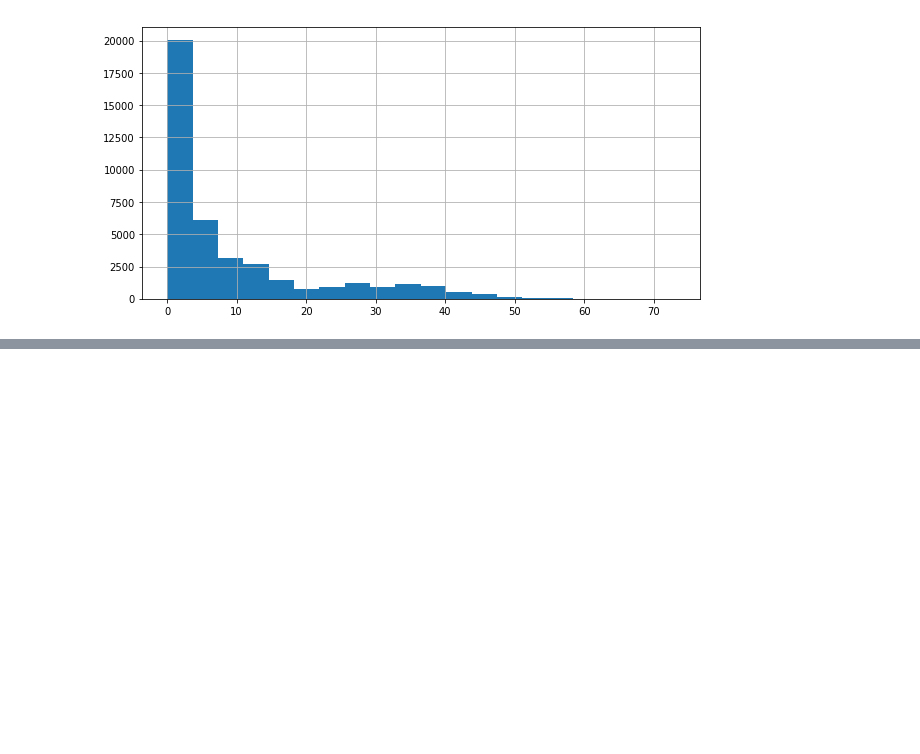
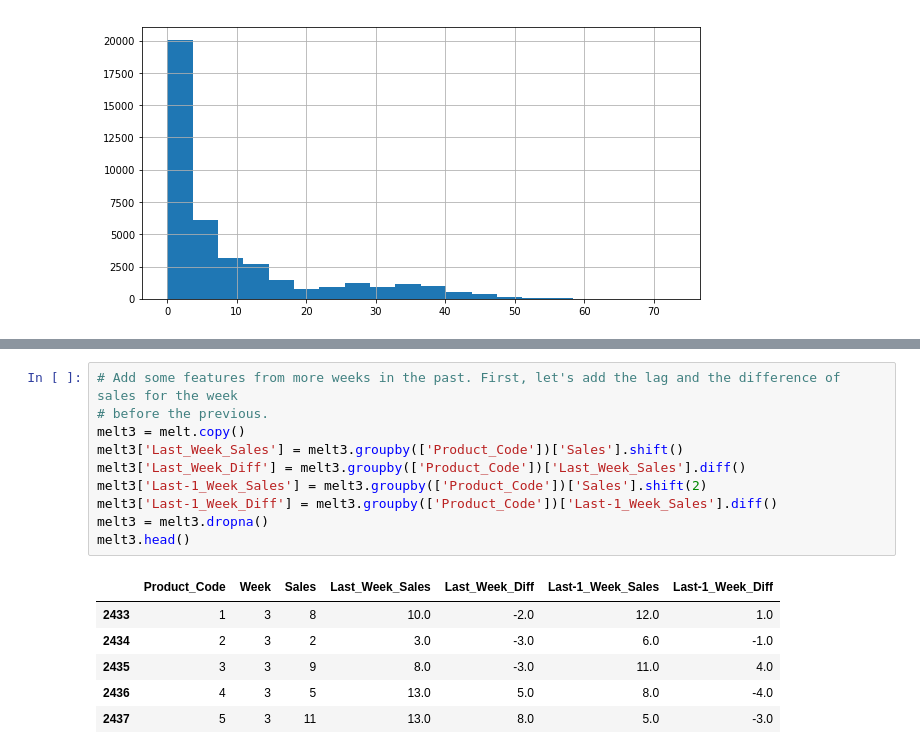
Before and after one commit to yungshun317/sklearn-time-series-forcasting-lgbm-regressor, a Jupyter notebook: sales-transactions-dataset-weekly.ipynb, the cells around one changed output, grey strips where cells are left out. Saved outputs shown, nothing was run; the diff lists cells and outputs as text; blank space fills up the shorter version.

Commit message:
Add more lags and differences as new features to reduce the error

```diff
--- a/sales-transactions-dataset-weekly.ipynb
+++ b/sales-transactions-dataset-weekly.ipynb
@@ -154,0 +195,17 @@ melt2['Sales'].hist(bins=20, figsize=(10,5))
+# %%
+# Add some features from more weeks in the past. First, let's add the lag and the difference of sales for the week
+# before the previous.
+melt3 = melt.copy()
+melt3['Last_Week_Sales'] = melt3.groupby(['Product_Code'])['Sales'].shift()
+melt3['Last_Week_Diff'] = melt3.groupby(['Product_Code'])['Last_Week_Sales'].diff()
+melt3['Last-1_Week_Sales'] = melt3.groupby(['Product_Code'])['Sales'].shift(2)
+melt3['Last-1_Week_Diff'] = melt3.groupby(['Product_Code'])['Last-1_Week_Sales'].diff()
+melt3 = melt3.dropna()
+melt3.head()
+# %% [output]
+|  | Product_Code | Week | Sales | Last_Week_Sales | Last_Week_Diff | Last-1_Week_Sales | Last-1_Week_Diff |
+| 2433 | 1 | 3 | 8 | 10.0 | -2.0 | 12.0 | 1.0 |
+| 2434 | 2 | 3 | 2 | 3.0 | -3.0 | 6.0 | -1.0 |
+| 2435 | 3 | 3 | 9 | 8.0 | -3.0 | 11.0 | 4.0 |
+| 2436 | 4 | 3 | 5 | 13.0 | 5.0 | 8.0 | -4.0 |
+| 2437 | 5 | 3 | 11 | 13.0 | 8.0 | 5.0 | -3.0 |
```
Also changed, not shown: parts of 6 cells of this notebook.
